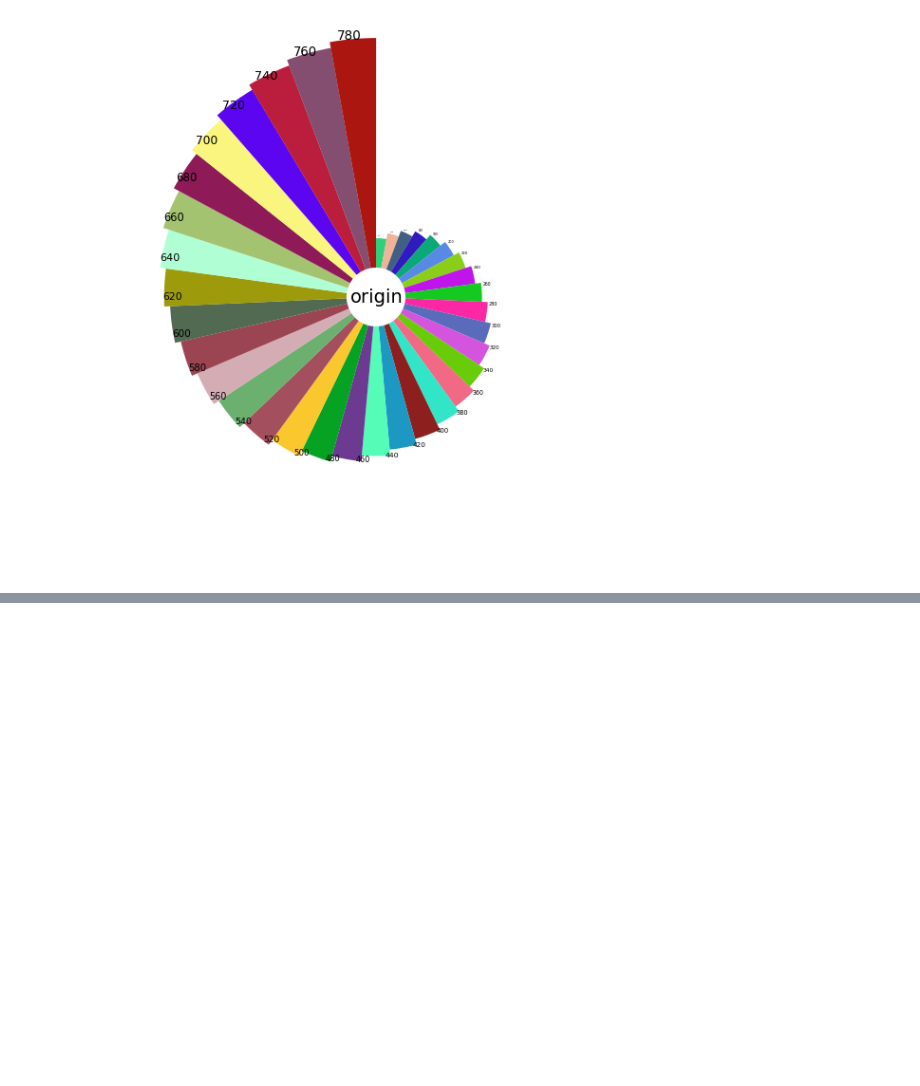
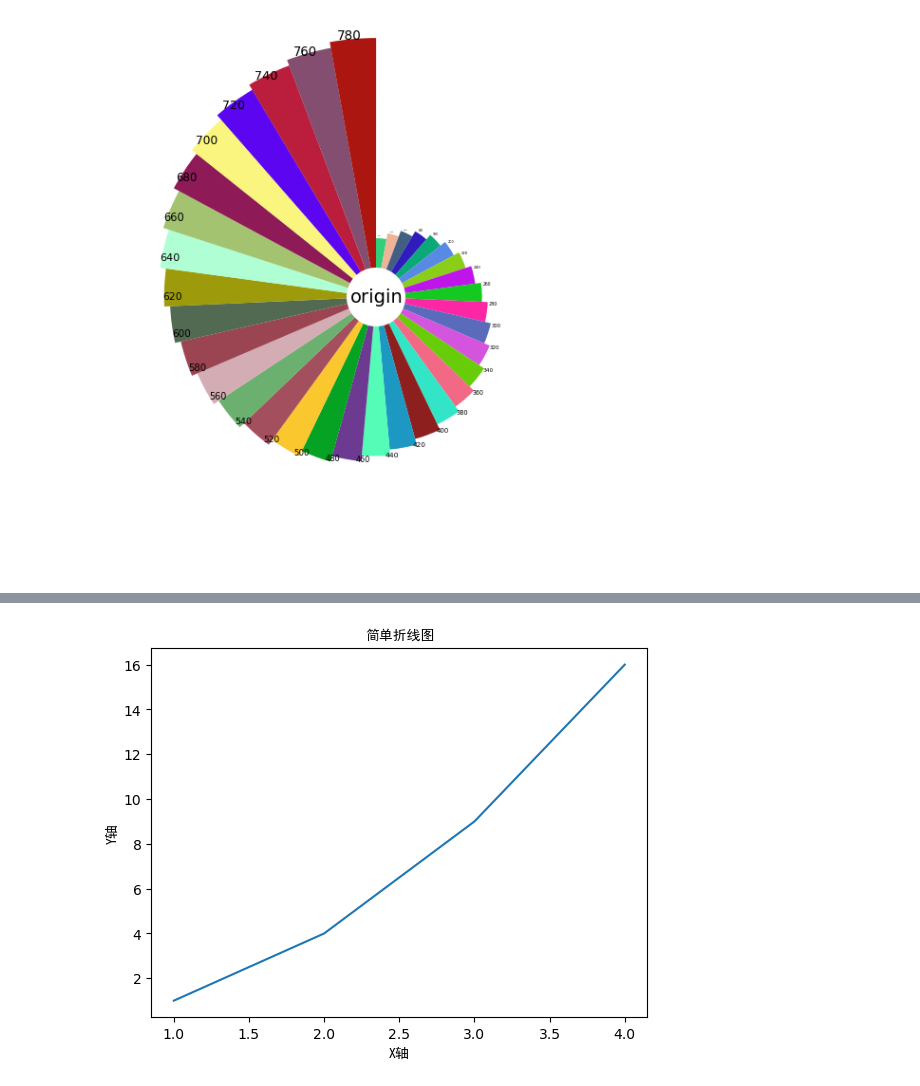
Before and after one commit to grainrain/media-bigdata-analytics, a Jupyter notebook: Chapter07-Matplotlib（2024年2月版本）.ipynb, the cells around one changed output, grey strips where cells are left out. Saved outputs shown, nothing was run; the diff lists cells and outputs as text; code cells hidden in the pictures; blank space fills up the shorter version.

```diff
--- a/Chapter07-Matplotlib（2024年2月版本）.ipynb
+++ b/Chapter07-Matplotlib（2024年2月版本）.ipynb
@@ -529,0 +671,18 @@ plt.savefig('image/polarBar.png',dpi=480) #保存的南丁格尔玫瑰图
+# %%
+
+import matplotlib.pyplot as plt
+
+
+from matplotlib.font_manager import FontProperties
+font_path = "C:\\Windows\\Fonts\\simhei.ttf"  # 黑体字体路径
+font_prop = FontProperties(fname=font_path)
+# 简单的折线图
+x = [1, 2, 3, 4]
+y = [1, 4, 9, 16]
+plt.plot(x, y)
+plt.xlabel('X轴', fontproperties=font_prop)
+plt.ylabel('Y轴', fontproperties=font_prop)
+plt.title('简单折线图', fontproperties=font_prop)
+plt.show()
+# %% [output]
+[figure, added]
```
Also changed, not shown: parts of 70 cells of this notebook, 7 other files.
